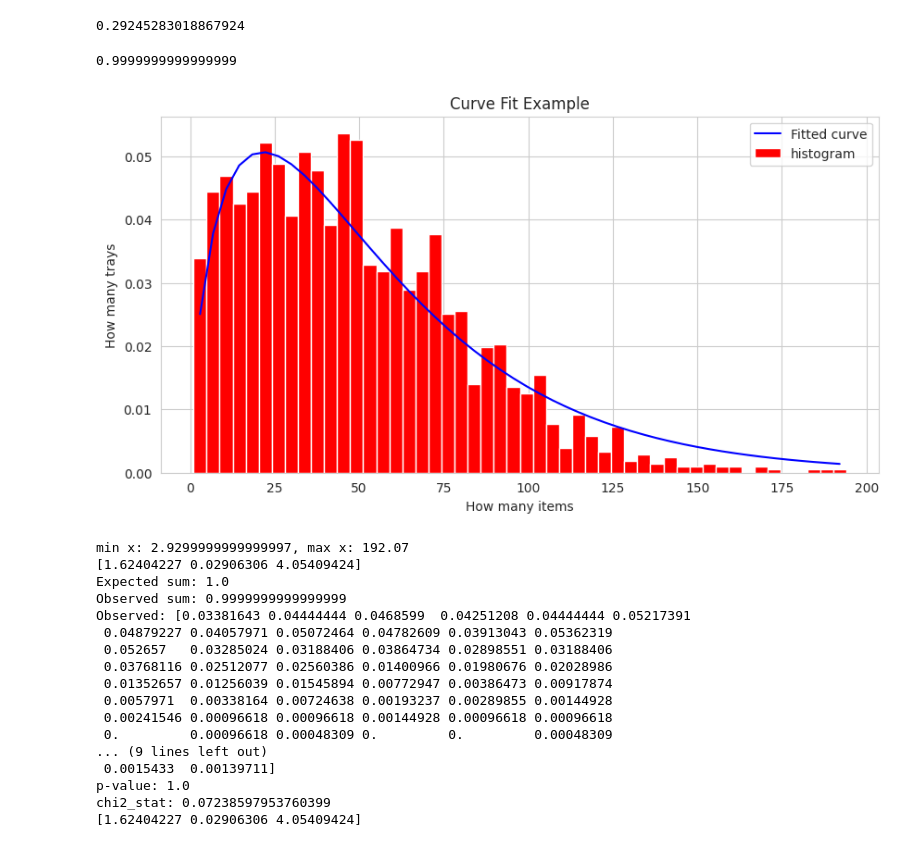
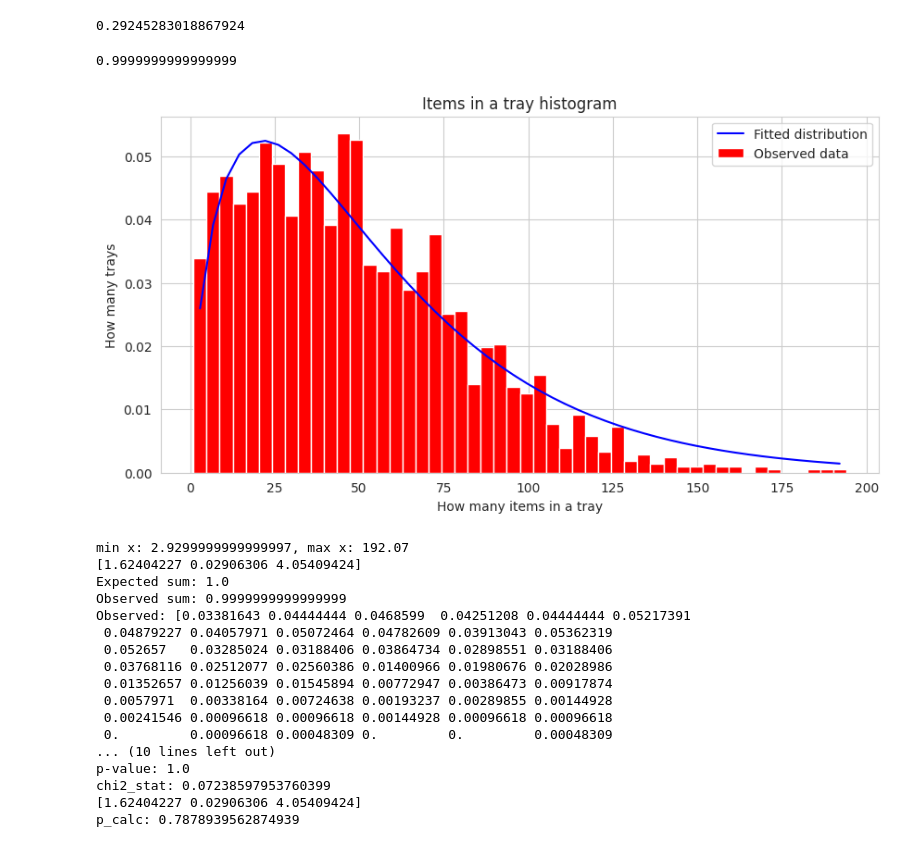
Before and after one commit to TomTom2028/SoftwareSim, a Jupyter notebook: AnalysisData.ipynb, the cells around one changed output. Drawn from its saved outputs; the diff is of its cells as text; code cells hidden in the pictures.

```diff
--- a/AnalysisData.ipynb
+++ b/AnalysisData.ipynb
@@ -1264,7 +1282,7 @@ max_value
 # %% [output]
 0.29245283018867924
 # %%
-from scipy.stats import chisquare
+from scipy.stats import chisquare, chi2
 # how many items in each tray
 from matplotlib import pyplot as plt
 from scipy.optimize import curve_fit
@@ -1294,41 +1312,43 @@ norm_bin_heights = bin_heights / sum(bin_heights)
 print(sum(norm_bin_heights))
 
 # plot with sns
-plt.bar(bin_centers, norm_bin_heights, width=bin_widths, label='histogram', color="red")
+plt.bar(bin_centers, norm_bin_heights * sum(norm_bin_heights), width=bin_widths, label='Observed data', color="red")
 def gamma_pdf(x, alpha, beta, mult):
     return gamma.pdf(x, a=alpha, scale=1/beta) * mult
 
 params, params_covariance = curve_fit(gamma_pdf, bin_centers, norm_bin_heights)
 nonorm_expected_values = gamma_pdf(bin_centers, *params)
 expected_values = nonorm_expected_values / sum(nonorm_expected_values)
 
 
 # Plot the data and the fitted curve
-plt.plot(bin_centers, expected_values, label='Fitted curve', color='blue')
+plt.plot(bin_centers, expected_values * sum(nonorm_expected_values), label='Fitted distribution', color='blue')
 plt.legend()
-plt.xlabel('How many items')
+plt.xlabel('How many items in a tray')
 plt.ylabel('How many trays')
-plt.title('Curve Fit Example')
+plt.title('Items in a tray histogram')
 plt.show()
 
 print(f"min x: {min(bin_centers)}, max x: {max(bin_centers)}")
 print(params)
 
 ## chi squared test
 expected = expected_values
 observed = norm_bin_heights
 print(f"Expected sum: {sum(expected)}")
 print(f"Observed sum: {sum(observed)}")
 print(f"Observed: {observed}")
 print(f"Expected: {expected}")
 
 chi2_stat, p_value = chisquare(f_obs=observed, f_exp=expected)
 print(f"p-value: {p_value}")
 print(f"chi2_stat: {chi2_stat}")
 print(params)
+p_calc = 1 - chi2.cdf(chi2_stat, df=1)
+print(f"p_calc: {p_calc}")
 # %% [output]
 0.9999999999999999
-[figure, old version]
+[figure, new version]
 min x: 2.9299999999999997, max x: 192.07
 [1.62404227 0.02906306 4.05409424]
 Expected sum: 1.0
@@ -1341,8 +1361,8 @@ Observed: [0.03381643 0.04444444 0.0468599  0.04251208 0.04444444 0.05217391
  0.0057971  0.00338164 0.00724638 0.00193237 0.00289855 0.00144928
  0.00241546 0.00096618 0.00096618 0.00144928 0.00096618 0.00096618
  0.         0.00096618 0.00048309 0.         0.         0.00048309
-... (9 lines left out)
- 0.0015433  0.00139711]
+... (10 lines left out)
 p-value: 1.0
 chi2_stat: 0.07238597953760399
 [1.62404227 0.02906306 4.05409424]
+p_calc: 0.7878939562874939
```
Also changed, not shown: parts of 5 cells of this notebook, 1 other file.
